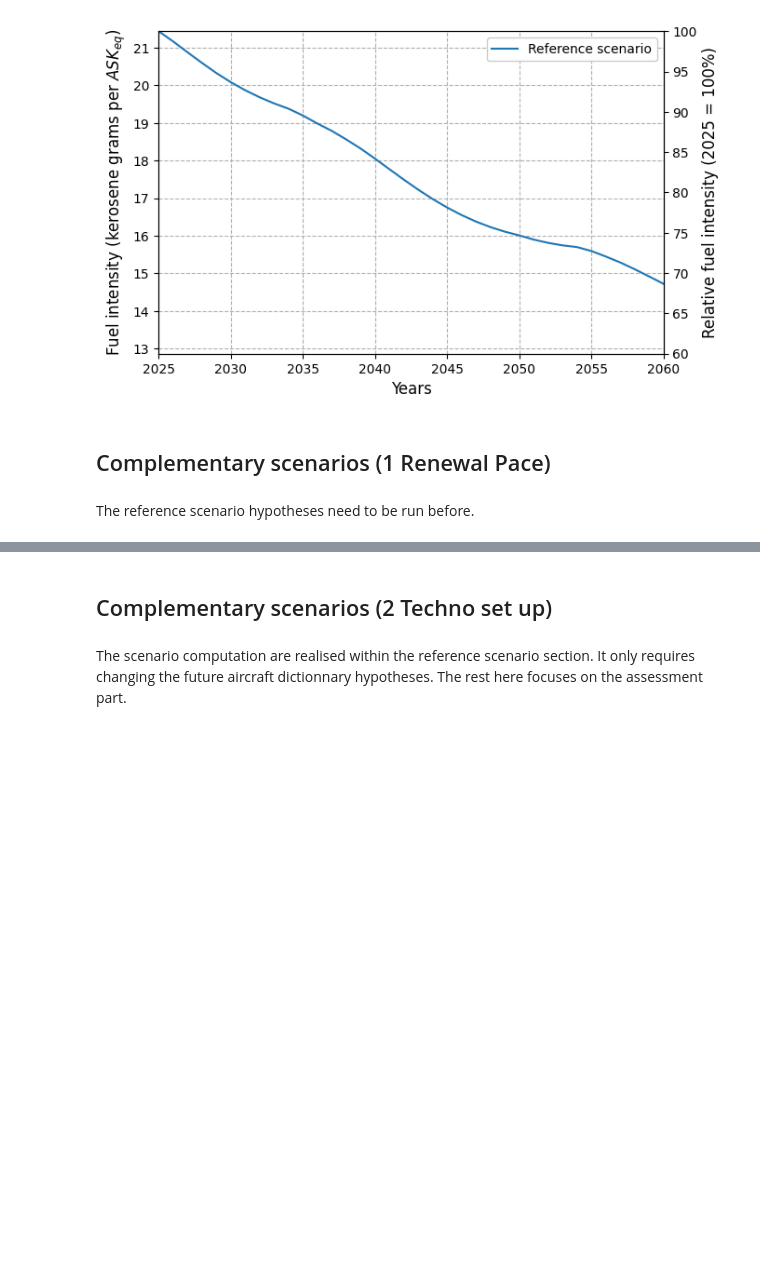
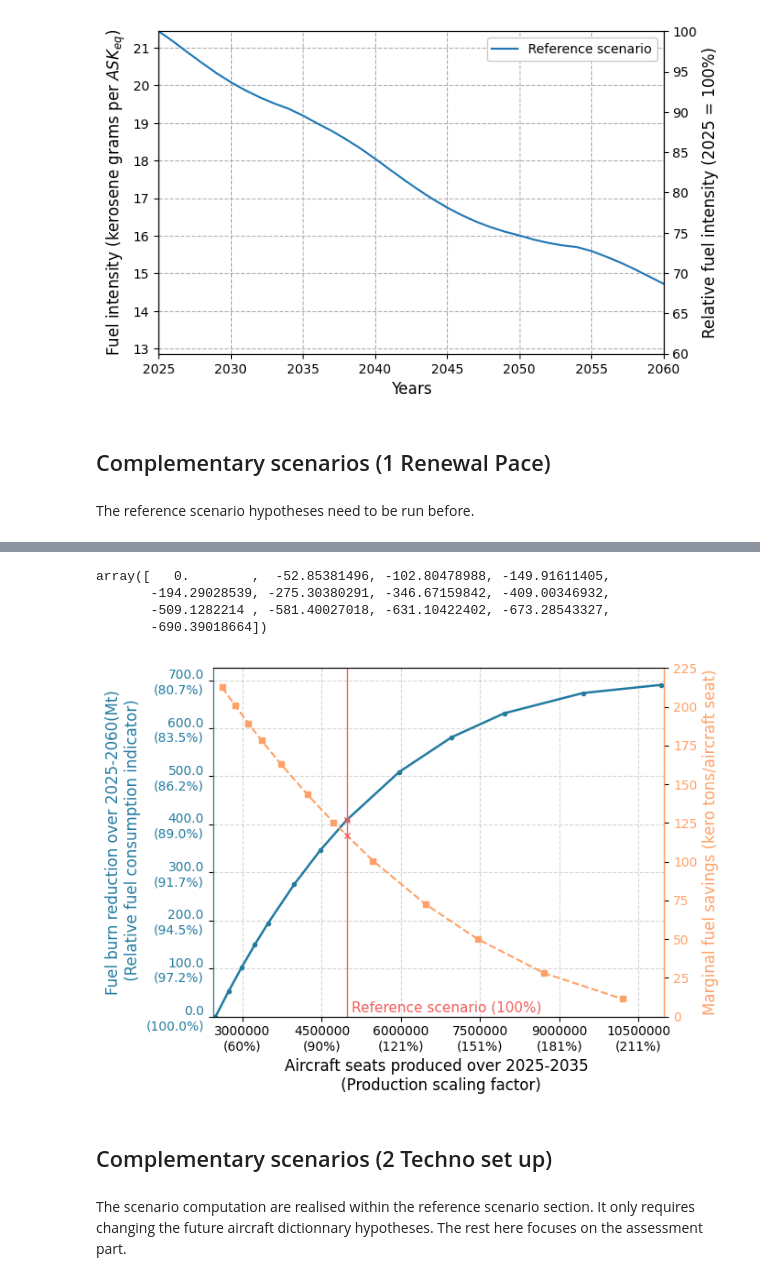
Before and after one commit to PacoViry/Thesis_models, a Jupyter notebook: main.ipynb, the cells around one changed output, grey strips where cells are left out. Cells and saved outputs as stored; diff of their text form; code cells hidden in the pictures; blank space fills up the shorter version.

Commit message:
Complementary scenarios

```diff
--- a/main.ipynb
+++ b/main.ipynb
@@ -817,8 +821,8 @@ productivity_causality.tat_reg(individual_stops_reg, 'EC_preCOVID', reso = 40)
 # %% [markdown]
 #### BTS
 # %%
-y_min = 1990 #1990 , normalement
-y_max = 2025 #pour le modèle entraîné, 2025
+y_min = 2019 #1990 , normalement
+y_max = 2019 #pour le modèle entraîné, 2025
 
 bts_ICAO_names = pd.read_csv('D:\p.viry\Documents\Travail_recherche\Travail de Tobias\Technical Data Aircrafts//aircraft_codes_icao_joined.csv', sep = ';')
 print('If one wishes to merge bts and ec, then it requires, ec formalism (less strict), and identifying the type with the ICAO_Code, not Description')
@@ -2801,6 +2847,17 @@ ax1.legend(loc='best', framealpha = 1, ncol =3)
 plt.xlim(2025,2060)
 plt.savefig('figures/fuel_efficiencies_profile_vol_var.pdf', format='pdf')
 plt.show()
+# %%
+fb_delta_l
+# %% [output]
+array([   0.        ,  -52.85381496, -102.80478988, -149.91611405,
+       -194.29028539, -275.30380291, -346.67159842, -409.00346932,
+       -509.1282214 , -581.40027018, -631.10422402, -673.28543327,
+       -690.39018664])
+# %%
+fb_delta_l = np.array(FB_l).sum(axis = 1)
+fb_delta_l = -(fb_delta_l-fb_delta_l[0])
+fb_cum = 1-fb_delta_l/(np.array(FB_l[0])[:10].sum())
 # %%
 import numpy as np
 import matplotlib.pyplot as plt
@@ -2826,9 +2883,11 @@ ax.plot(x, y, marker='.', linewidth=1.8, markersize=6,
         label='Fuel burn reduction', color= '#247BA0')
 
 # Scénario de référence
-ax.scatter(x[7], y[7], s=50, color='#F25F5C', zorder=2, marker='*')
-ax.text(x[7] + 10**5, y[7]-20, 'Reference scenario',
-        color='#F25F5C', fontsize=12)
+plt.axvline(x[7], color='#F25F5C', zorder=2, linewidth = 1)
+ax.scatter(x[7], y[7], s=20, color='#F25F5C', zorder=2, marker='x', linewidth=1)
+
+ax.text(x[7] + 10**5, 10, 'Reference scenario (100%)',
+        color='#F25F5C', fontsize=11)
 
 ax.set_xlabel('Aircraft seats produced over 2025-2035 \n (Production scaling factor)', fontsize=12)
 ax.set_ylabel('Fuel burn reduction over 2025-2060(Mt)\n (Relative fuel consumption indicator)', fontsize=12, color= '#247BA0')
@@ -2857,33 +2916,36 @@ ax.tick_params(axis='y', labelcolor='#247BA0')
 
 # Axe secondaire pour la contribution marginale
 ax2 = ax.twinx()
 
 ax2.plot(
     x_contrib,
     marginal_contrib,
     color='#FFA166',
     marker='s',
     markersize=4,
     linestyle='--',
     linewidth=1.5,
     label='Marginal fuel savings'
 )
+ax2.scatter(x[7], 116.85, s=20, color='#F25F5C', zorder=2, marker='x', linewidth=1)
 
 ax2.set_ylabel('Marginal fuel savings (kero tons/aircraft seat)', fontsize=12,color='#FFA166')
 ax2.tick_params(axis='y', labelcolor='#FFA166')
 ax2.spines['right'].set_color('#FFA166')
 ax2.spines['left'].set_color('#247BA0')
 ticks = ax2.get_yticks()
 ticks = np.sort(np.unique(np.append(ticks, 0)))
 ax2.set_yticks(ticks)
 
 # Légende combinée
 lines1, labels1 = ax.get_legend_handles_labels()
 lines2, labels2 = ax2.get_legend_handles_labels()
 plt.tight_layout()
 plt.savefig('figures/cum_fb_est.pdf', format='pdf')
 
 plt.show()
+# %% [output]
+[figure, added]
 # %% [markdown]
 ## Complementary scenarios (2 Techno set up)
 # %% [markdown]
```
Also changed, not shown: parts of 18 cells of this notebook.
